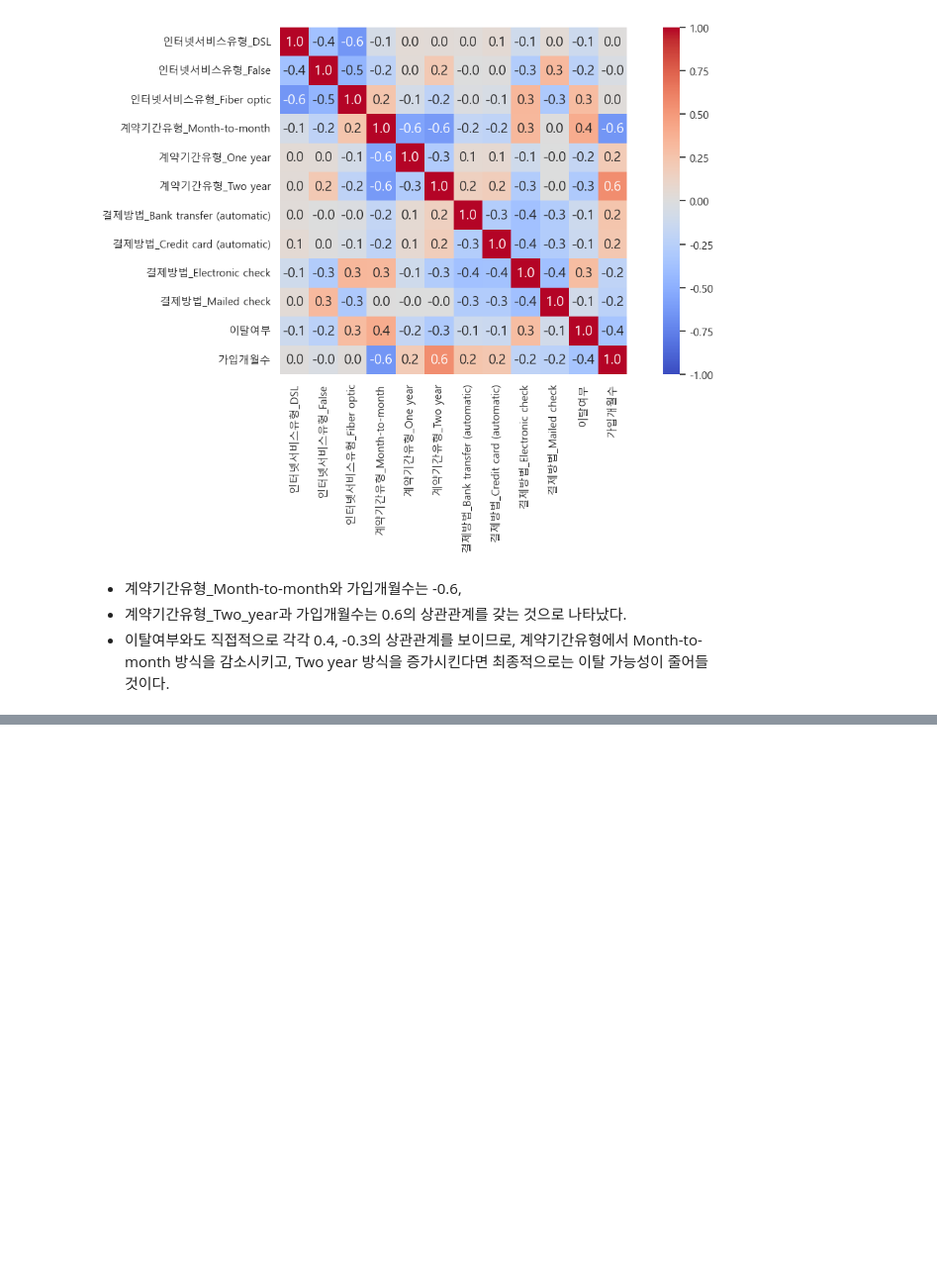
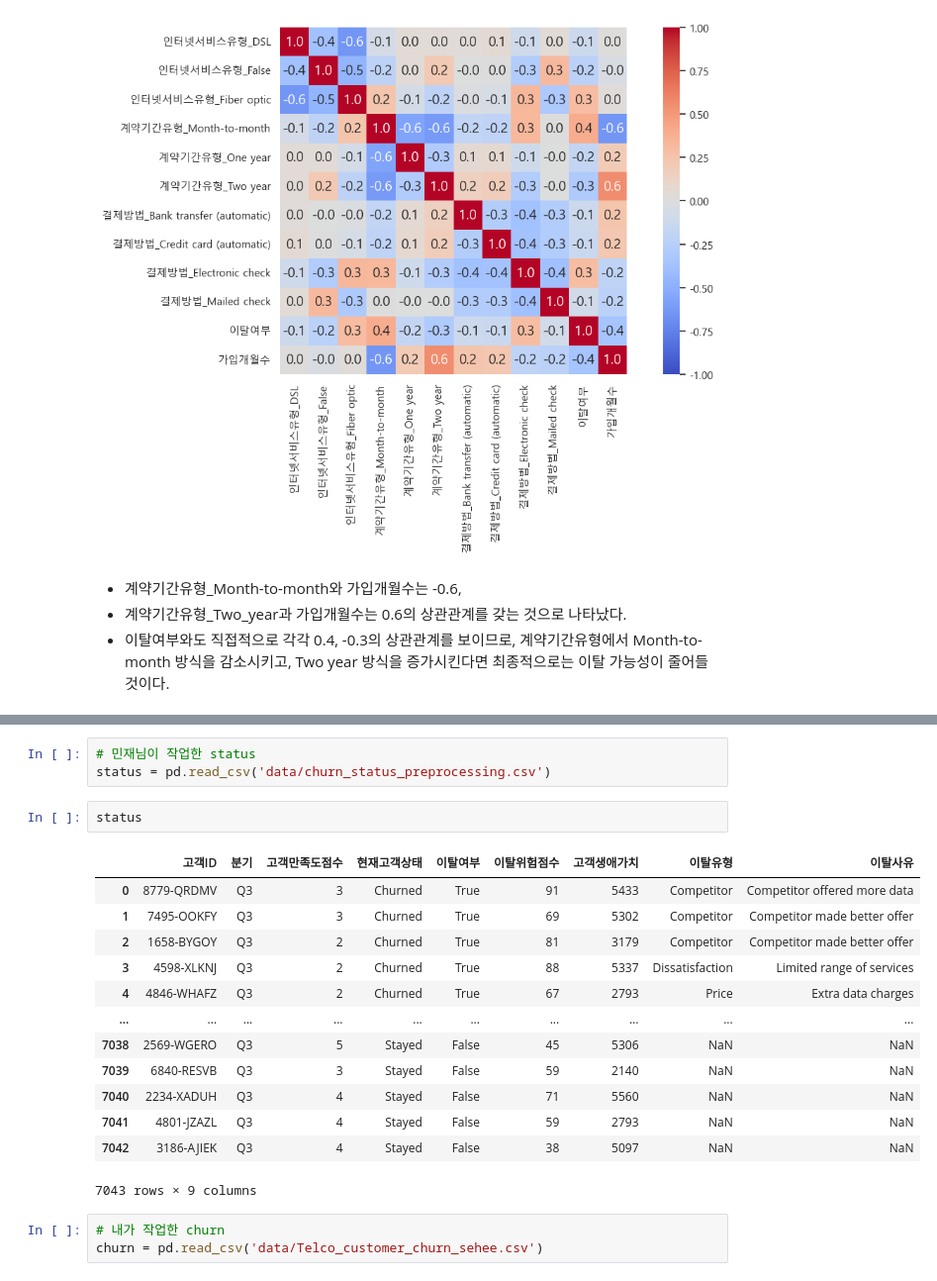
Before and after one commit to Blche/midproject_8, a Jupyter notebook: members/문세희/이탈률 감소방향_가입개월수, 계약기간.ipynb, the cells around one changed output, grey strips where cells are left out. Shown at 99% size. Saved outputs shown, nothing was run; the diff lists cells and outputs as text; blank space fills up the shorter version.

```diff
--- a/members/문세희/이탈률 감소방향_가입개월수, 계약기간.ipynb
+++ b/members/문세희/이탈률 감소방향_가입개월수, 계약기간.ipynb
@@ -94,0 +116,22 @@ plt.show()
+# %%
+# 민재님이 작업한 status
+status = pd.read_csv('data/churn_status_preprocessing.csv')
+# %%
+status
+# %% [output]
+|  | 고객ID | 분기 | 고객만족도점수 | 현재고객상태 | 이탈여부 | 이탈위험점수 | 고객생애가치 | 이탈유형 | 이탈사유 |
+| 0 | 8779-QRDMV | Q3 | 3 | Churned | True | 91 | 5433 | Competitor | Competitor offered more data |
+| 1 | 7495-OOKFY | Q3 | 3 | Churned | True | 69 | 5302 | Competitor | Competitor made better offer |
+| 2 | 1658-BYGOY | Q3 | 2 | Churned | True | 81 | 3179 | Competitor | Competitor made better offer |
+| 3 | 4598-XLKNJ | Q3 | 2 | Churned | True | 88 | 5337 | Dissatisfaction | Limited range of services |
+| 4 | 4846-WHAFZ | Q3 | 2 | Churned | True | 67 | 2793 | Price | Extra data charges |
+| ... | ... | ... | ... | ... | ... | ... | ... | ... | ... |
+| 7038 | 2569-WGERO | Q3 | 5 | Stayed | False | 45 | 5306 | NaN | NaN |
+| 7039 | 6840-RESVB | Q3 | 3 | Stayed | False | 59 | 2140 | NaN | NaN |
+| 7040 | 2234-XADUH | Q3 | 4 | Stayed | False | 71 | 5560 | NaN | NaN |
+| 7041 | 4801-JZAZL | Q3 | 4 | Stayed | False | 59 | 2793 | NaN | NaN |
+| 7042 | 3186-AJIEK | Q3 | 4 | Stayed | False | 38 | 5097 | NaN | NaN |
+7043 rows × 9 columns
+# %%
+# 내가 작업한 churn
+churn = pd.read_csv('data/Telco_customer_churn_sehee.csv')
```
Also changed, not shown: parts of 7 cells of this notebook, 1 other file.
